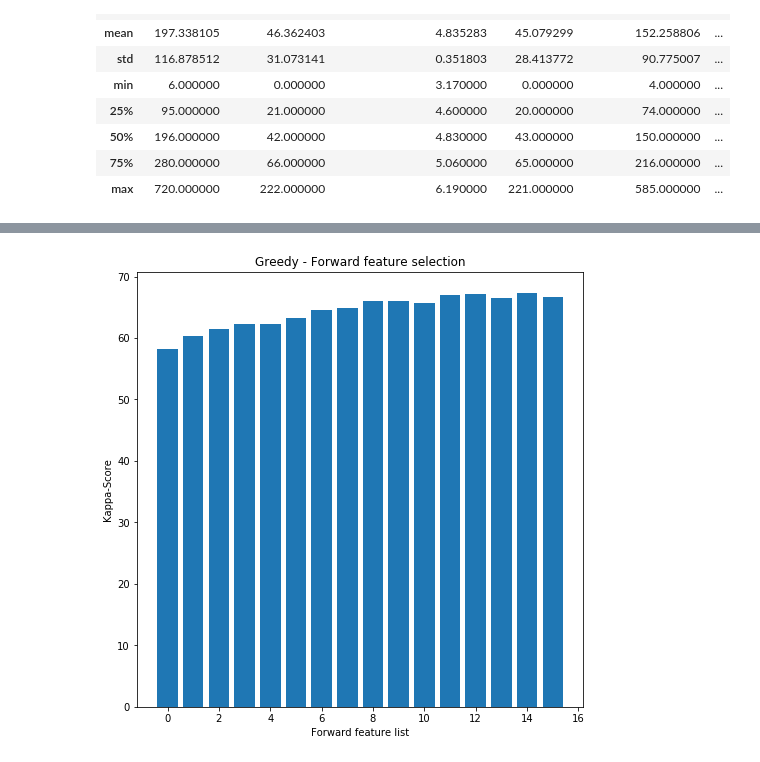
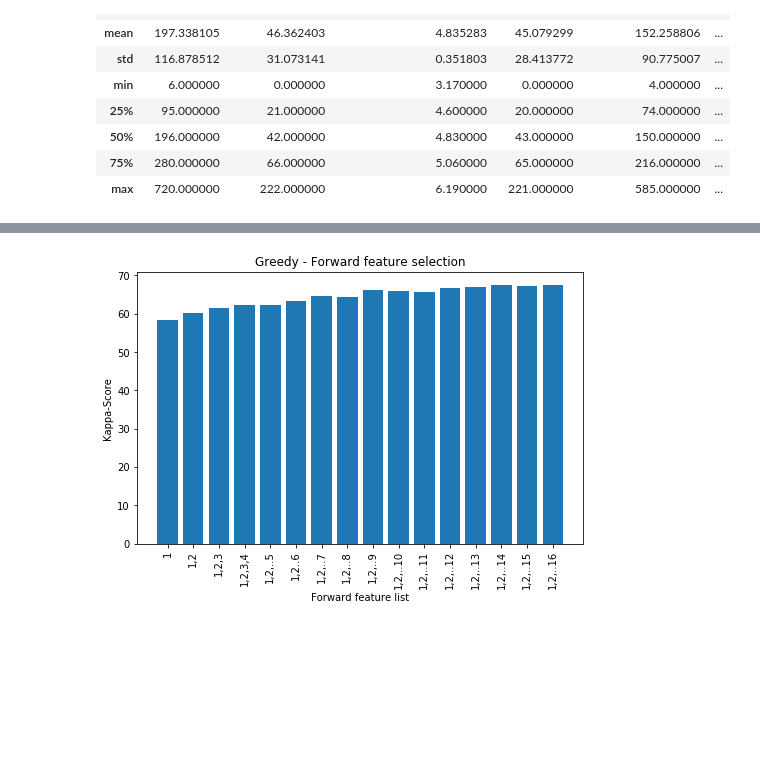
Before and after one commit to vasu5235/Kaggle-Automated-Essay-Checking-System, a Jupyter notebook: Linear Regression model.ipynb, the cells around one changed output, grey strips where cells are left out. Drawn from its saved outputs; the diff is of its cells as text; code cells hidden in the pictures; blank space fills up the shorter version.

```diff
--- a/Linear Regression model.ipynb
+++ b/Linear Regression model.ipynb
@@ -126,13 +85,16 @@ Index   Forward Feature list
 # %%
+features = ['1','1,2','1,2,3','1,2,3,4','1,2,..5','1,2..6','1,2,..7','1,2,..8','1,2,..9',
+            '1,2,..10','1,2,..11','1,2,..12','1,2,..13','1,2,..14','1,2,..15','1,2,..16']
 y_pos = np.arange(len(objects))
-plt.figure(figsize=(8,8))
+plt.figure(figsize=(8,5))
 plt.bar(y_pos,results)
 plt.title('Greedy - Forward feature selection')
 plt.ylabel('Kappa-Score')
 plt.xlabel('Forward feature list')
+plt.xticks(y_pos,features,rotation='vertical')
 plt.show()
 # %% [output]
-[figure, old version]
+[figure, new version]
 # %%
 # Objects[14] has the highest kappa score as per the bar graph generated.
 
```
Also changed, not shown: parts of 11 cells of this notebook, 2 other files.
